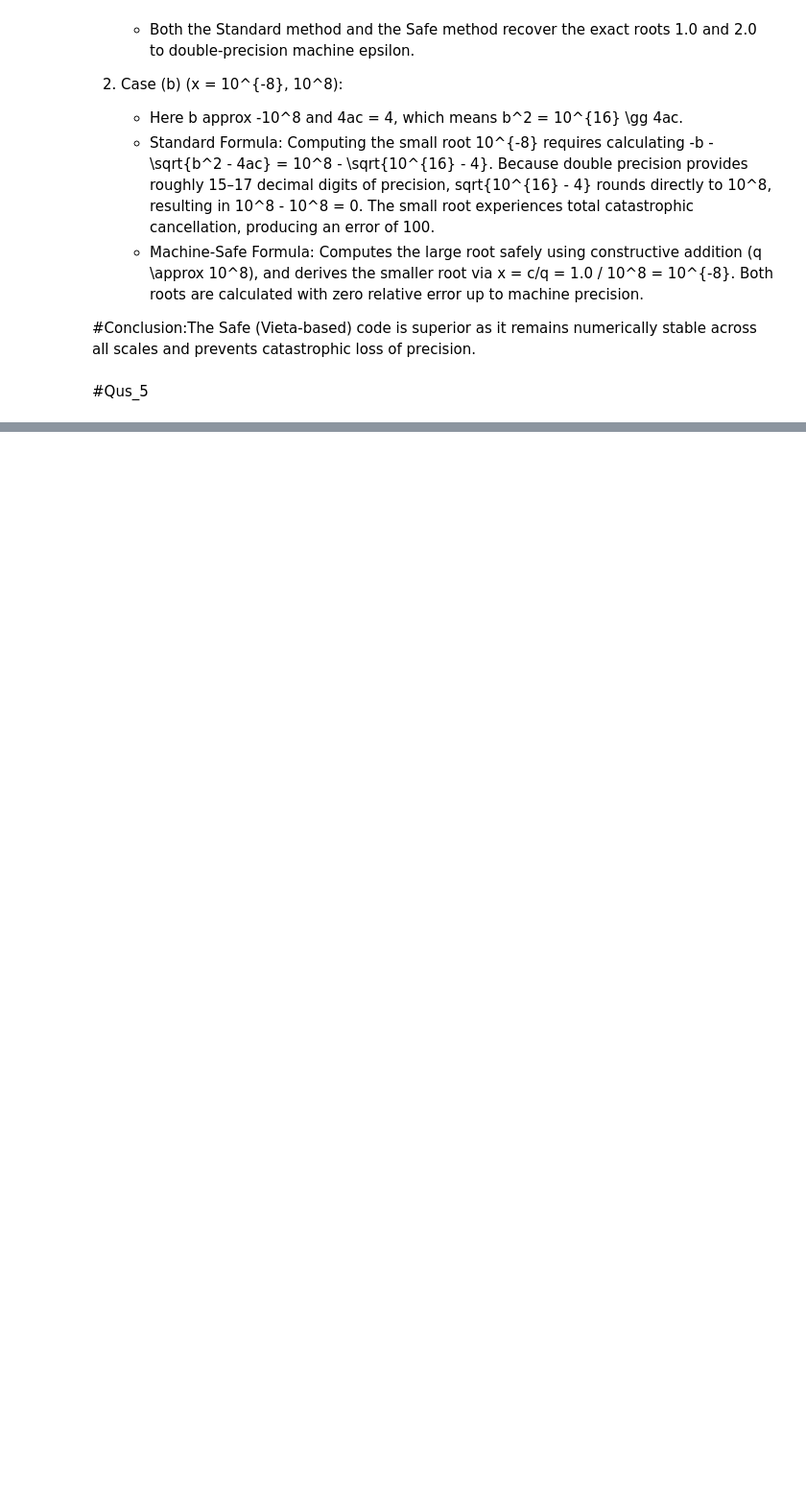
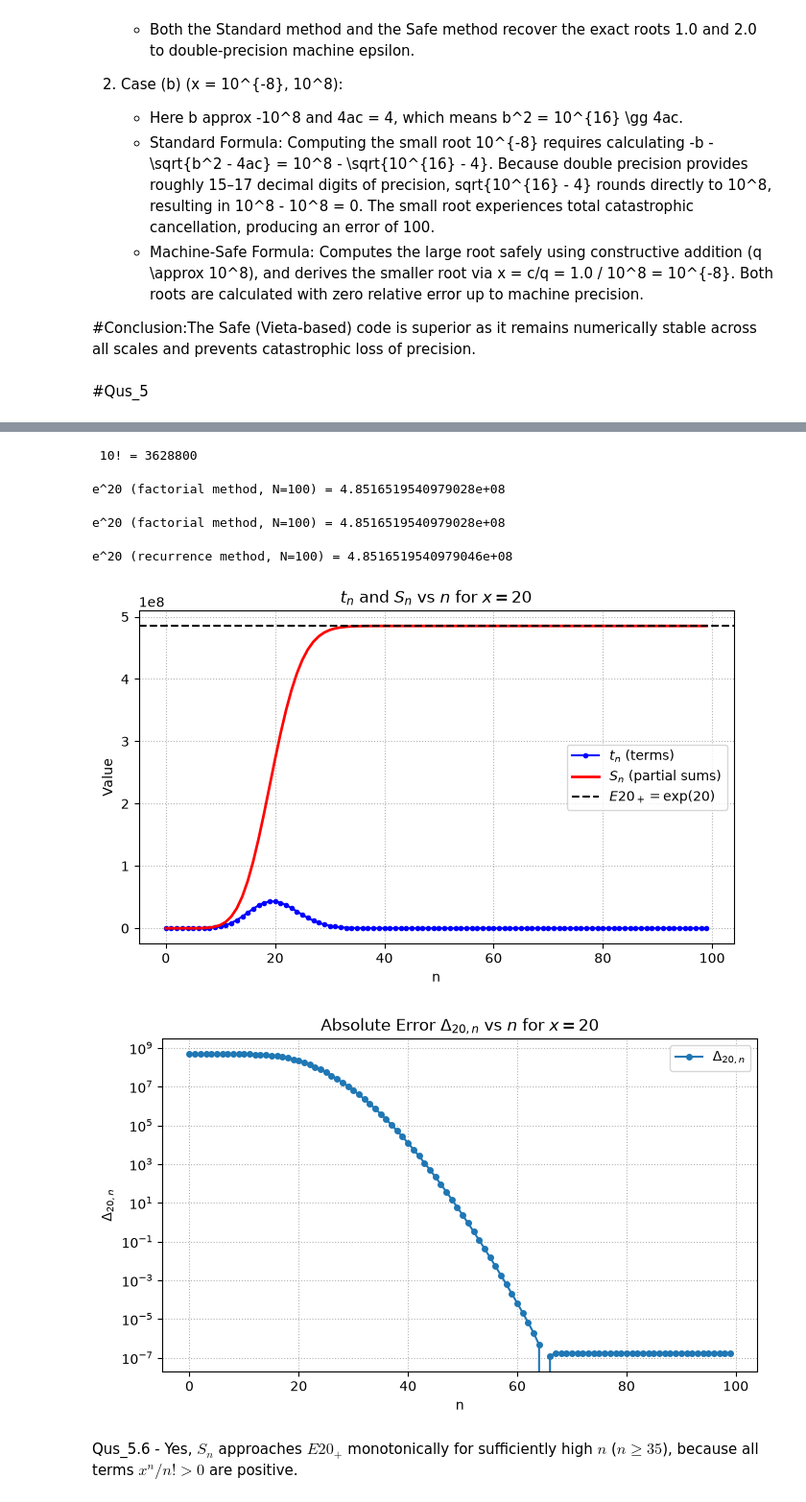
Before and after one commit to srivastava-ashutosh-physics/ashutosh_srivastava_numerical_methods_2026, a Jupyter notebook: Ashutosh_Srivastava_HW2_solution.ipynb, the cells around one changed output, grey strips where cells are left out. Shown at 96% size. Drawn from its saved outputs; the diff is of its cells as text; code cells hidden in the pictures; blank space fills up the shorter version.

```diff
--- a/Ashutosh_Srivastava_HW2_solution.ipynb
+++ b/Ashutosh_Srivastava_HW2_solution.ipynb
@@ -890,0 +542,80 @@ Modified e^(-20) (1/e^20) : 2.0611536224385570e-09 (Rel Err: 4.01e-16)
+# %%
+# Part 5.1: Factorial function
+def my_factorial(n):
+    if n < 0:
+        raise ValueError("Factorial undefined for negative integers.")
+    ans = 1
+    for i in range(1, n + 1):
+        ans *= i
+    return ans
+print(f" 10! = {my_factorial(10)}")
+# %% [output]
+ 10! = 3628800
+# %%
+
+# Part 5.2: Series using factorial
+def exp_taylor_factorial(x, N):
+    return sum((x**n) / my_factorial(n) for n in range(N))
+print(f"e^20 (factorial method, N=100) = {exp_taylor_factorial(20.0, 100):.16e}")
+# %% [output]
+e^20 (factorial method, N=100) = 4.8516519540979028e+08
+# %%
+# Part 5.3: Evaluate x = 20, N = 100
+val_5_3 = exp_taylor_factorial(20.0, 100)
+print(f"e^20 (factorial method, N=100) = {val_5_3:.16e}")
+# %% [output]
+e^20 (factorial method, N=100) = 4.8516519540979028e+08
+# %%
+import numpy as np
+
+# Part 5.4: Recurrence function returning n_list, t_list, s_list
+def exp_taylor_recurrence(x, N):
+    n_list = np.arange(N)
+    t_list = np.zeros(N, dtype=np.float64)
+    s_list = np.zeros(N, dtype=np.float64)
+
+    t_list[0] = 1.0
+    s_list[0] = 1.0
+    for n in range(1, N):
+        t_list[n] = t_list[n - 1] * (x / n)
+        s_list[n] = s_list[n - 1] + t_list[n]
+
+    return n_list, t_list, s_list
+
+# Part 5.5: Evaluate x = 20, N = 100
+n_20, t_20, S_20 = exp_taylor_recurrence(20.0, 100)
+print(f"e^20 (recurrence method, N=100) = {S_20[-1]:.16e}")
+# %% [output]
+e^20 (recurrence method, N=100) = 4.8516519540979046e+08
+# %%
+# Part 5.6: Plot t_n and S_n vs n with horizontal E20_+
+import matplotlib.pyplot as plt
+E20_plus = np.exp(20.0)
+
+plt.figure(figsize=(8, 4.5), dpi=100)
+plt.plot(n_20, t_20, 'b.-', label=r'$t_n$ (terms)')
+plt.plot(n_20, S_20, 'r-', linewidth=2, label=r'$S_n$ (partial sums)')
+plt.axhline(E20_plus, color='k', linestyle='--', label=r'$E20_+ = \exp(20)$')
+plt.title(r'$t_n$ and $S_n$ vs $n$ for $x = 20$')
+plt.xlabel('n')
+plt.ylabel('Value')
+plt.legend()
+plt.grid(True, ls=':')
+plt.show()
+
+# Part 5.7: Plot Delta_{20,n}
+Delta_20 = np.abs(S_20 - E20_plus)
+
+plt.figure(figsize=(8, 4.5), dpi=100)
+plt.semilogy(n_20, Delta_20, 'o-', color='#1f77b4', markersize=4, label=r'$\Delta_{20,n}$')
+plt.title(r'Absolute Error $\Delta_{20,n}$ vs $n$ for $x = 20$')
+plt.xlabel('n')
+plt.ylabel(r'$\Delta_{20,n}$')
+plt.legend()
+plt.grid(True, which="both", ls=':')
+plt.show()
+# %% [output]
+[figure, added]
+[figure, added]
+# %% [markdown]
+Qus_5.6 - Yes, $S_n$ approaches $E20_+$ monotonically for sufficiently high $n$ ($n \ge 35$), because all terms $x^n / n! > 0$ are positive.
```
Also changed, not shown: parts of 28 cells of this notebook.
